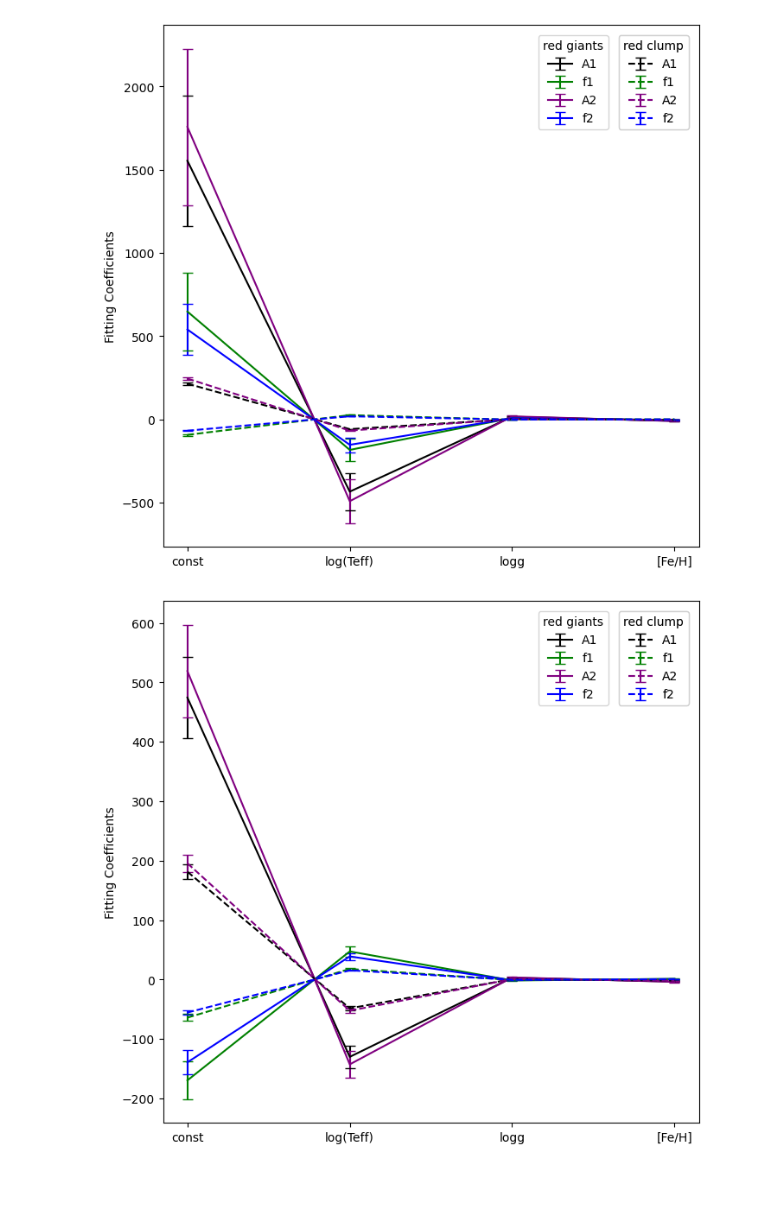
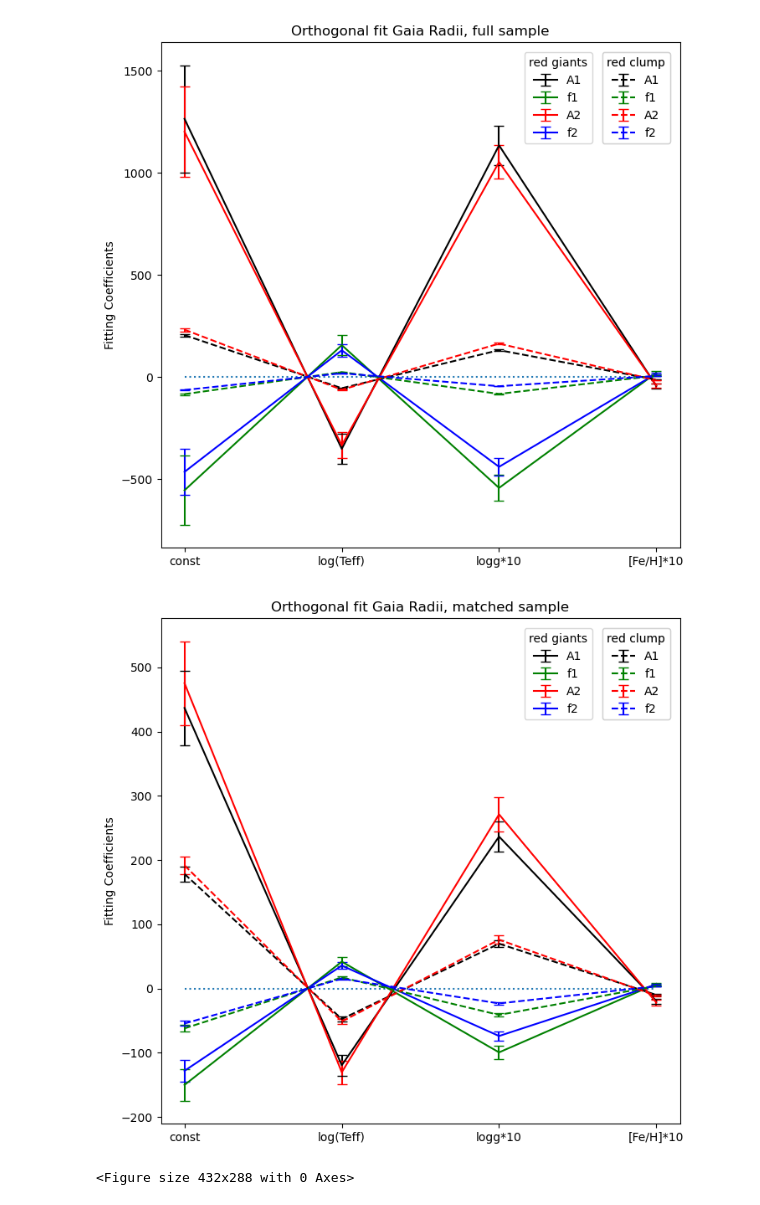
Before and after one commit to pollygecko/sharing-APOGEE_APOKASC, a Jupyter notebook: Umbrella Code for Gaia and APO3.ipynb, the cells around one changed output. Cells and saved outputs as stored; diff of their text form; code cells hidden in the pictures.

```diff
--- a/Umbrella Code for Gaia and APO3.ipynb
+++ b/Umbrella Code for Gaia and APO3.ipynb
@@ -94,6 +94,6 @@ def linear_fit(X,a,b,c,d):
 #General function for orthogonal fitting of amps and freqs
 def odr_fit(A, X):
     x,y,z = X
-    return A[0]+A[1]*x+A[2]*y+A[3]*z
+    return A[0]+A[1]*x+A[2]/3.0*y+A[3]/0.8*z
 # %%
 def orth_fittings(x,sx,y,sy):
@@ -109,6 +119,6 @@ def orth_fittings(x,sx,y,sy):
 # %%
 #coeffs and errors are 4x2x4 arrays (input)
-def plottings(coeffs,errors):
+def plottings(coeffs,errors,title):
     Ncoeff = np.shape(coeffs) #4x2x4
     %matplotlib inline
     figure(figsize=(8,8), dpi=100)
@@ -123,11 +133,12 @@ def plottings(coeffs,errors):
     labels = ['A1', 'f1', 'A2', 'f2']
     style = ['solid', 'dashed']
     titl = ['red giants', 'red clump']
-    color = ['black', 'green', 'purple', 'blue']
+    color = ['black', 'green', 'red', 'blue']
+    fct = [1,1,10,10]
     line = [] #'matplotlib.container.ErrorbarContainer']
     for j in range(0,Ncoeff[1]): #(only using r corrected amps), j is rgb=0 or redclump=1
         for k in range(0,Ncoeff[2]): #k is Harvey params of two components. 0=A1, 1=f1, 2=A2, 3=f2
-            lin1 = plt.errorbar(x, coeffs[:,j,k], yerr = errors[:,j,k], capsize = 4, linestyle = style[j], label = labels[k], color=color[k])
+            lin1 = plt.errorbar(x, coeffs[:,j,k]*fct, yerr = errors[:,j,k]*fct, capsize = 4, linestyle = style[j], label = labels[k], color=color[k])
             line.append(lin1)
 
             #if j == 0 and k == 0:
@@ -137,7 +148,24 @@ def plottings(coeffs,errors):
         leg = plt.legend(handles=line[j*4:(j+1)*4],title = titl[j], loc = (xl+dxl*j,0.8))
         plt.gca().add_artist(leg)
 
-    plt.xticks([0, 1, 2, 3], ['const', 'log(Teff)', 'logg', '[Fe/H]'])
+    plt.plot([0,3],[0,0], linestyle='dotted')
+    plt.xticks([0, 1, 2, 3], ['const', 'log(Teff)', 'logg*10', '[Fe/H]*10'])
     plt.ylabel('Fitting Coefficients')
+    plt.title(title)
     plt.show()
+    #plt.savefig('Linear_R_Gaia_Graphs.jpeg')
     return line
+# %%
+matched_return = np.where(KIC_B[iRC] == 5084176)
+matched_return1 = np.where(KIC_B[iRC] == 6869093)
+j = np.where(KIC_B[iRC] == 3539261)
+j1 = np.where(KIC_B[iRC] == 5806787)
+print(j, j1)
+dist2 = (logTeff[iRG]-logTeff[iRC[i]])**2 + ((logg[iRG]-logg[iRC[i]])/3.0)**2 + ((FeH[iRG]-FeH[iRC[i]])/0.8)**2
+dist = np.sqrt(dist2)
+min_dist = (np.min(dist))
+index = np.where(dist == min_dist)
+print(KIC_B[iRG[index]], ':', min_dist)
+dist2 = (logTeff[iRG[j]]-logTeff[iRC[i]])**2 + ((logg[iRG[j]]-logg[iRC[i]])/3.0)**2 + ((FeH[iRG[j]]-FeH[iRC[i]])/0.8)**2
+dist = np.sqrt(dist2)
+print(KIC_B[iRG[j]], ':', dist)
@@ -319,23 +498,24 @@ plt.legend(loc='upper left')
 # %%
 #call plottings with 4 subplots here
 #reshape arrays here
 #two plots with whole sample, Gaia and APO3
 #two plots with subsample, Gaia and APO3
 #choose which radius we're using for each plot here?
 #add titles here also
 #add overplotting variable so we can change between two different radii, or full and matched subsamples, etc
 
 #print(np.shape(c),np.shape(e))
 #print(c)
 #plt.plot(c[0,0,:])
 #plt.show()
 #full sample plot
-line = plottings(c[:,0:2,:],e[:,0:2,:]) #4x2x4 array input
+line = plottings(c[:,0:2,:],e[:,0:2,:], 'Orthogonal fit Gaia Radii, full sample') #4x2x4 array input
 #matched subsample plot
-line = plottings(c[:,2:4,:],e[:,2:4,:])
+line = plottings(c[:,2:4,:],e[:,2:4,:], 'Orthogonal fit Gaia Radii, matched sample')
 #print(np.shape(c[:,0:2,:]), np.shape(c[:,2:4,:]))
 #GAIA GRAPHS BELOW
 # %% [output]
-[figure, old version]
+[figure, new version]
-[figure, old version]
+[figure, new version]
+<Figure size 432x288 with 0 Axes>
 # %%
```
Also changed, not shown: parts of 7 cells of this notebook.
